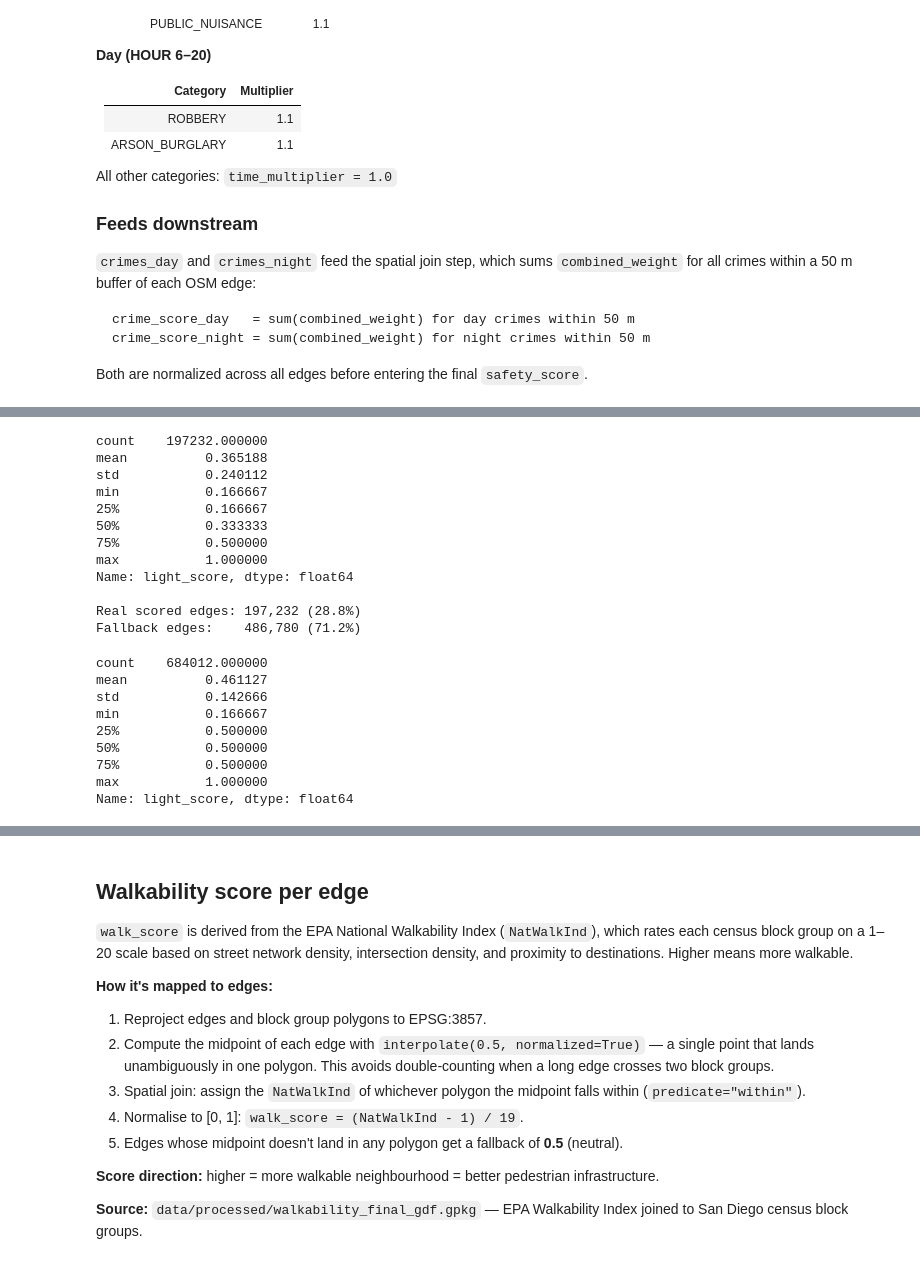
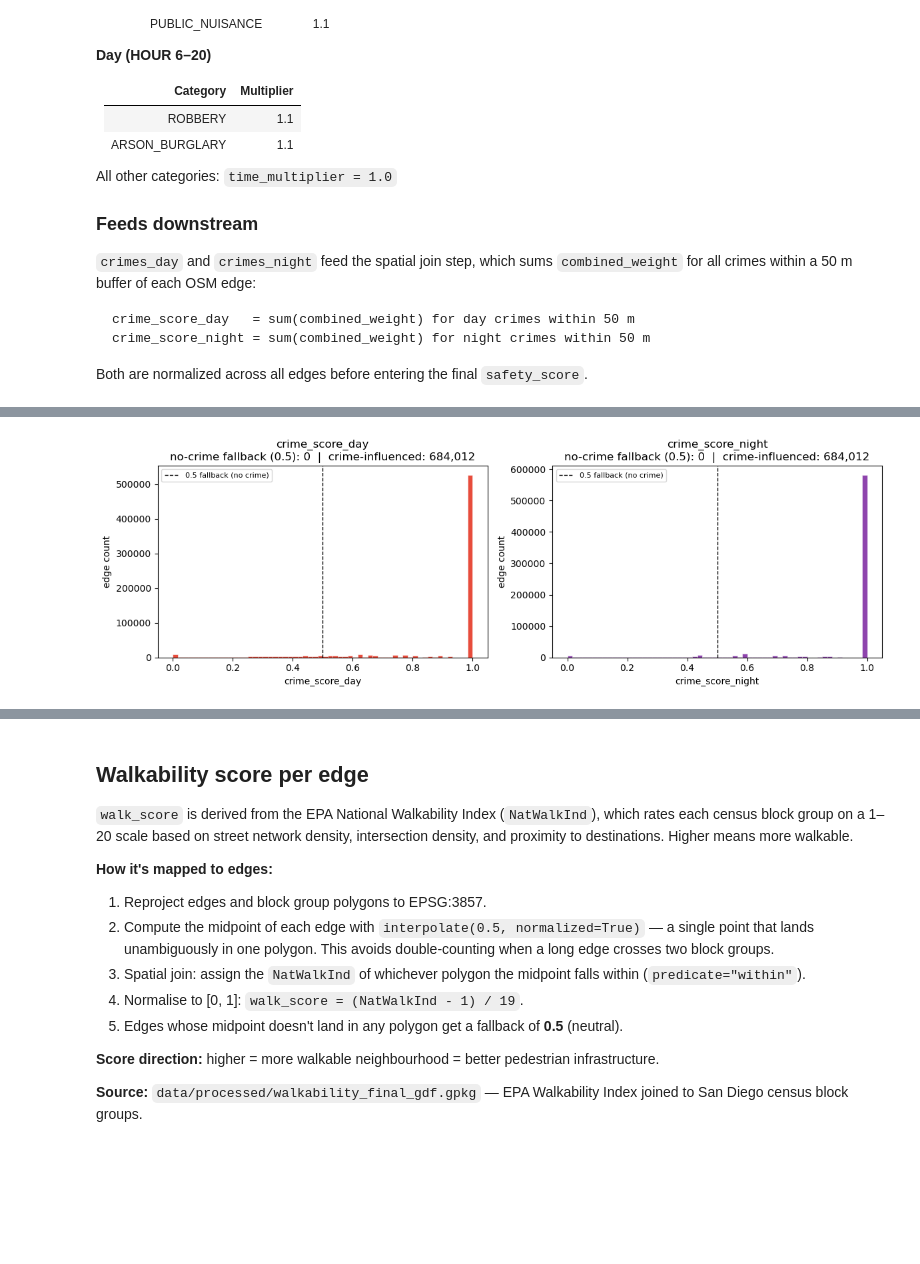
Before and after one commit to vanshika-s/SafePath, a Jupyter notebook: notebooks/scoring-engine.ipynb, the cells around one changed output, grey strips where cells are left out. Cells and saved outputs as stored; diff of their text form; code cells hidden in the pictures; blank space fills up the shorter version.

Commit message:
WIP: fixing light and crime score

```diff
--- a/notebooks/scoring-engine.ipynb
+++ b/notebooks/scoring-engine.ipynb
@@ -668,33 +715,23 @@ Name: light_score, dtype: float64
-# %%
-real_scores = edges.loc[raw_lights_counts > 0, "light_score"]
-print(real_scores.describe())
-print(f"\nReal scored edges: {len(real_scores):,} ({100*len(real_scores)/len(edges):.1f}%)")
-print(f"Fallback edges:    {(raw_lights_counts == 0).sum():,} ({100*(raw_lights_counts == 0).sum()/len(edges):.1f}%)")
-# %% [output]
-count    197232.000000
-mean          0.365188
-std           0.240112
-min           0.166667
-25%           0.166667
-50%           0.333333
-75%           0.500000
-max           1.000000
-Name: light_score, dtype: float64
-
-Real scored edges: 197,232 (28.8%)
-Fallback edges:    486,780 (71.2%)
-# %%
-edges_csv = pd.read_csv("../data/processed/edge_scores.csv", index_col=[0,1,2])
-edges_csv["light_score"] = edges["light_score"]
-edges_csv.to_csv("../data/processed/edge_scores.csv")
-print(edges_csv["light_score"].describe())
-# %% [output]
-count    684012.000000
-mean          0.461127
-std           0.142666
-min           0.166667
-25%           0.500000
-50%           0.500000
-75%           0.500000
-max           1.000000
-Name: light_score, dtype: float64
+# %%
+import matplotlib.pyplot as plt
+
+fig, axes = plt.subplots(1, 2, figsize=(12, 4))
+
+for ax, col, color in [
+    (axes[0], "crime_score_day",   "#e74c3c"),
+    (axes[1], "crime_score_night", "#8e44ad"),
+]:
+    data = edges[col]
+    no_crime  = (data == 0.5).sum()
+    has_crime = (data != 0.5).sum()
+    ax.hist(data, bins=60, color=color, edgecolor='white', linewidth=0.4)
+    ax.axvline(0.5, color="black", linestyle="--", linewidth=1, label="0.5 fallback (no crime)")
+    ax.set_title(f"{col}\nno-crime fallback (0.5): {no_crime:,}  |  crime-influenced: {has_crime:,}")
+    ax.set_xlabel(col)
+    ax.set_ylabel("edge count")
+    ax.legend(fontsize=8)
+
+plt.tight_layout()
+plt.show()
+# %% [output]
+[figure, added]
```
Also changed, not shown: parts of 27 cells of this notebook, 2 other files.
